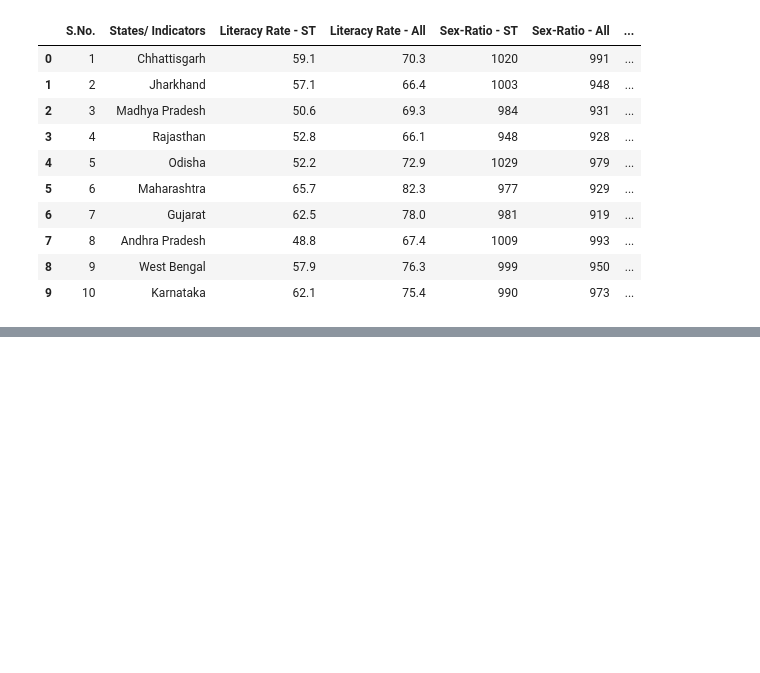
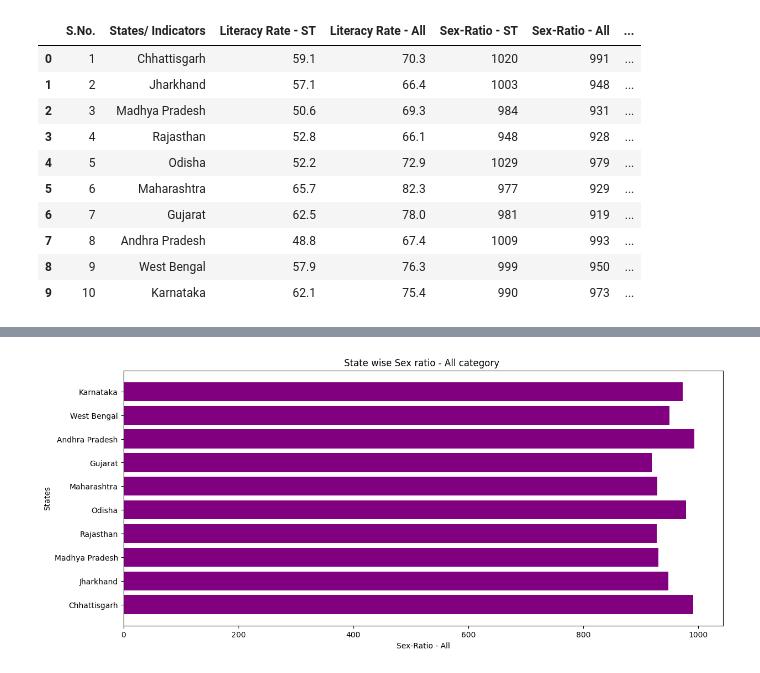
Before and after one commit to Mani007/dunuIPproject, a Jupyter notebook: project.ipynb, the cells around one changed output, grey strips where cells are left out. Saved outputs shown, nothing was run; the diff lists cells and outputs as text; code cells hidden in the pictures; blank space fills up the shorter version.

```diff
--- a/project.ipynb
+++ b/project.ipynb
@@ -19,0 +40,10 @@ mydf
+# %%
+plt.barh(mydf['States/ Indicators'], mydf['Sex-Ratio - All'], color='purple')
+plt.title('State wise Sex ratio - All category ')
+plt.xlabel('Sex-Ratio - All')
+plt.ylabel('States')
+fig = plt.gcf()  # get current figure
+fig.set_size_inches(14, 6)  # set new size
+fig.show()
+# %% [output]
+[figure, added]
```
Also changed, not shown: parts of 2 cells of this notebook.
